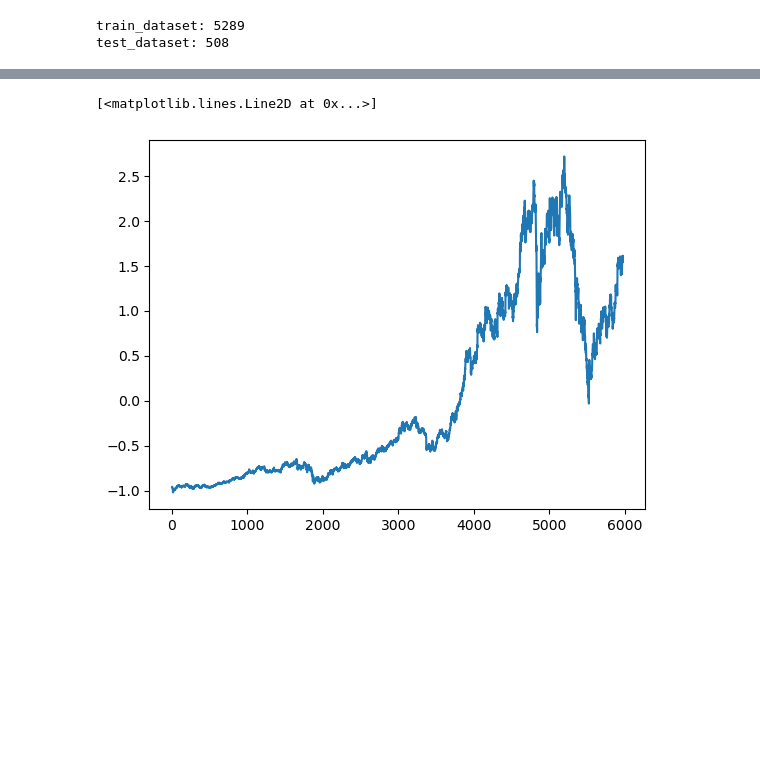
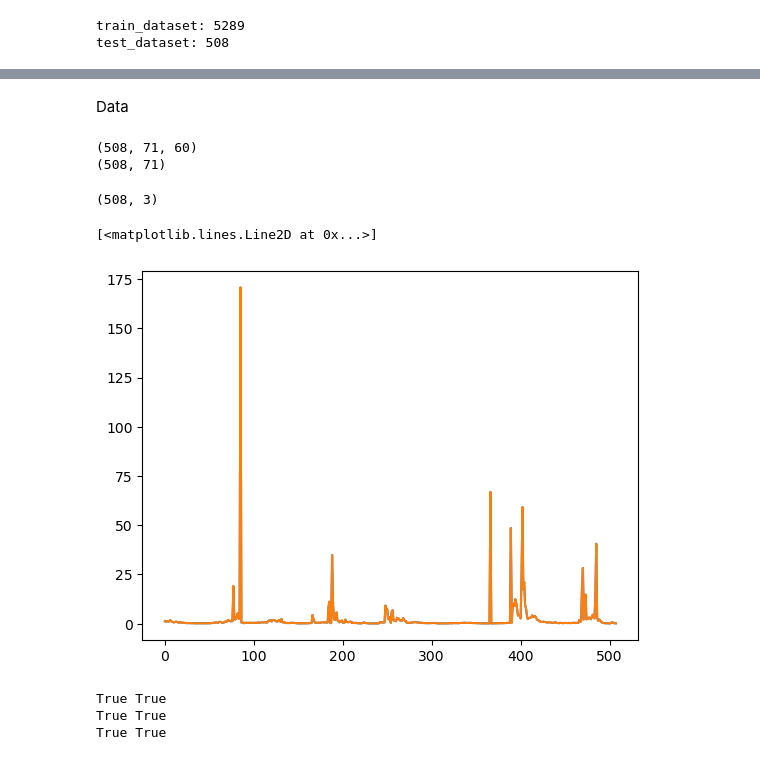
Before and after one commit to yyhhoi/yforseer, a Jupyter notebook: try.ipynb, the cells around one changed output, grey strips where cells are left out. Drawn from its saved outputs; the diff is of its cells as text; code cells hidden in the pictures; blank space fills up the shorter version.

Commit message:
optimize evaluate and remove batch

```diff
--- a/try.ipynb
+++ b/try.ipynb
@@ -44,5 +42,58 @@ test_dataset: 508
-# %%
-plt.plot(data[1])
-# %% [output]
-[<matplotlib.lines.Line2D at 0x...>]
-[figure, removed]
+# %% [markdown]
+Data
+# %%
+# train_dataloader = DataLoader(train_dataset, batch_size=32, shuffle=False)
+test_dataloader = DataLoader(test_dataset, batch_size=32, shuffle=False)
+
+all_x_test = []
+all_y_test = []
+for X_test, y_test in test_dataloader:
+    all_x_test.append(X_test.numpy())
+    all_y_test.append(y_test.numpy().squeeze())
+
+all_x_test = np.concatenate(all_x_test, axis=0)
+all_y_test = np.concatenate(all_y_test, axis=0)
+
+print(all_x_test.shape)
+print(all_y_test.shape)
+# %% [output]
+(508, 71, 60)
+(508, 71)
+# %%
+from yforseer.evaluate import compute_return_rate, weighted_return, evaluate_stock_trend_prediction
+xlast = all_x_test[:, :, -1]
+ytest = all_y_test
+ypred = all_x_test[:, :, -1]
+
+
+evaluate_stock_trend_prediction(xlast, ypred, ytest)
+
+change_pred = (ypred - xlast) / xlast
+change_test = (ytest - xlast) / xlast
+
+
+# # Buy return rate
+
+buy_returns = compute_return_rate(change_pred, change_test, mode='buy')
+perfect_buy_returns = compute_return_rate(change_test, change_test, mode='buy')
+# %%
+buy_returns.shape
+# %% [output]
+(508, 3)
+# %%
+allreturns = perfect_buy_returns[:, 1]
+allreturns2 = perfect_buy_returns2[:, 1]
+plt.plot(allreturns)
+plt.plot(allreturns2)
+# %% [output]
+[<matplotlib.lines.Line2D at 0x...>]
+[figure, added]
+# %%
+for i in range(3):
+    all = np.all(buy_returns[:, i] == buy_returns2[:, i])
+    allperfect = np.all(perfect_buy_returns[:, i] == perfect_buy_returns2[:, i])
+    print(all, allperfect)
+# %% [output]
+True True
+True True
+True True
```
Also changed, not shown: parts of 4 cells of this notebook, 1 other file.
